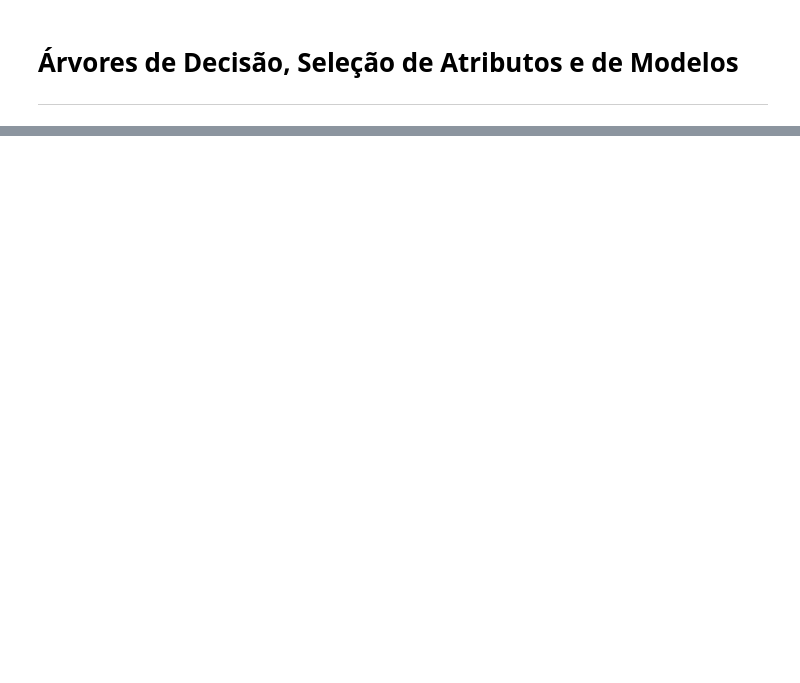
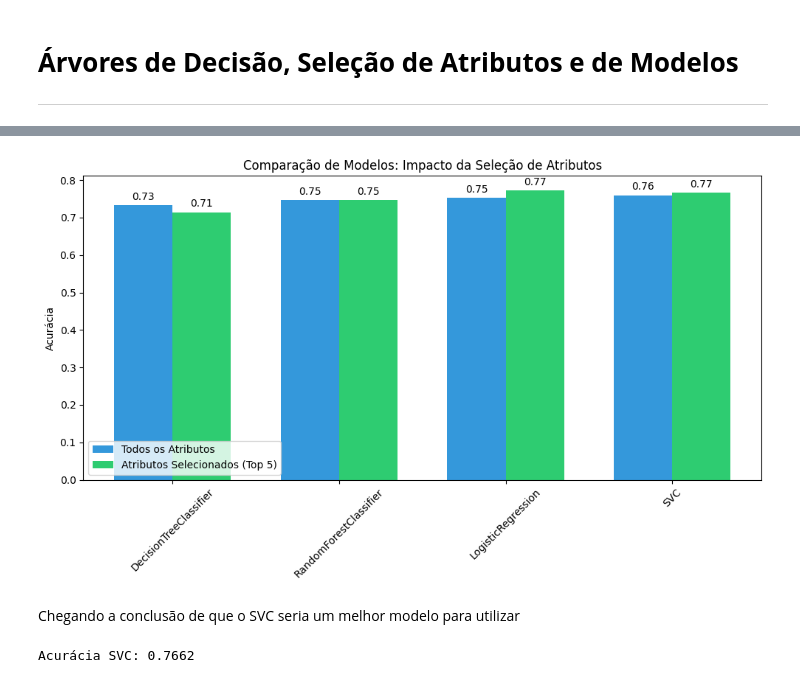
Before and after one commit to anabiarochar/Mestrado_MLG, a Jupyter notebook: MLG_Ana_Ribeiro.ipynb, the cells around one changed output, grey strips where cells are left out. Saved outputs shown, nothing was run; the diff lists cells and outputs as text; code cells hidden in the pictures; blank space fills up the shorter version.

```diff
--- a/MLG_Ana_Ribeiro.ipynb
+++ b/MLG_Ana_Ribeiro.ipynb
@@ -191,7 +164,7 @@ X_train[feature_importance_df[0:5].Feature.values]
 # %%
 from sklearn.tree import DecisionTreeClassifier
 
-clf = DecisionTreeClassifier(criterion='gini', max_depth=None, random_state=42)
+clf = DecisionTreeClassifier(criterion='entropy', max_depth=3, random_state=42)
 clf.fit(X_train[feature_importance_df[0:5].Feature.values],y_train)
 y_pred = clf.predict(X_test[feature_importance_df[0:5].Feature.values])
-print( f'{clf.score(X_test[feature_importance_df[0:5].Feature.values],y_test):.4f}' )
+print(f"Acurácia Decision Tree {clf.score(X_test[feature_importance_df[0:5].Feature.values],y_test):.4f}")
@@ -302,0 +271,9 @@ print(f"Acurácia (just check...): {accuracy}")
+# %%
+X_all = X_train
+
+# Seleção de Atributos
+top_features = ['glicose', 'imc', 'idade', 'insulina','gravidez']
+X_selected = X_train[top_features]
+
+# Ajustando o X_test também para a comparação final
+X_test_selected = X_test[top_features]
@@ -302,0 +315,57 @@ print(f"Acurácia (just check...): {accuracy}")
+# %%
+import matplotlib.pyplot as plt
+import numpy as np
+
+# Preparando os dados para o gráfico
+modelos = df_comparativo['Modelo']
+acc_todos = df_comparativo['Acurácia (Todos)']
+acc_sel = df_comparativo['Acurácia (Selecionados)']
+
+x = np.arange(len(modelos))  # Localização das labels
+width = 0.35  # Largura das barras
+
+fig, ax = plt.subplots(figsize=(10, 6))
+rects1 = ax.bar(x - width/2, acc_todos, width, label='Todos os Atributos', color='#3498db')
+rects2 = ax.bar(x + width/2, acc_sel, width, label='Atributos Selecionados (Top 5)', color='#2ecc71')
+
+# Adicionando textos, títulos e labels
+ax.set_ylabel('Acurácia')
+ax.set_title('Comparação de Modelos: Impacto da Seleção de Atributos')
+ax.set_xticks(x)
+ax.set_xticklabels(modelos, rotation=45)
+ax.legend()
+
+# Função para colocar o valor em cima da barra
+def autolabel(rects):
+    for rect in rects:
+        height = rect.get_height()
+        ax.annotate(f'{height:.2f}',
+                    xy=(rect.get_x() + rect.get_width() / 2, height),
+                    xytext=(0, 3),  # 3 points vertical offset
+                    textcoords="offset points",
+                    ha='center', va='bottom')
+
+autolabel(rects1)
+autolabel(rects2)
+
+fig.tight_layout()
+plt.show()
+# %% [output]
+[figure, added]
+# %% [markdown]
+Chegando a conclusão de que o SVC seria um melhor modelo para utilizar
+# %%
+from sklearn.svm import SVC
+from sklearn.preprocessing import StandardScaler
+from sklearn.pipeline import Pipeline
+
+clf = Pipeline([
+    ('scaler', StandardScaler()),
+    ('svc', SVC(C=10, kernel='linear', random_state=42))
+])
+
+clf.fit(X_train[feature_importance_df[0:5].Feature.values],y_train)
+y_pred = clf.predict(X_test[feature_importance_df[0:5].Feature.values])
+print(f"Acurácia SVC: {clf.score(X_test[feature_importance_df[0:5].Feature.values],y_test):.4f}")
+# %% [output]
+Acurácia SVC: 0.7662
```
Also changed, not shown: parts of 36 cells of this notebook.
